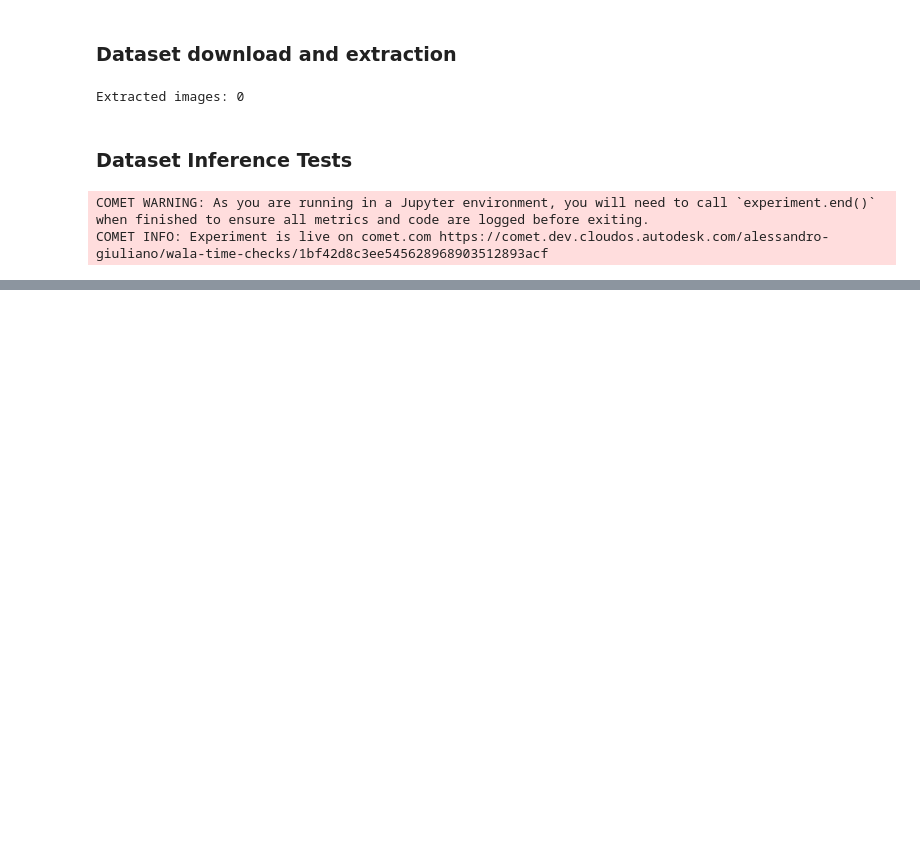
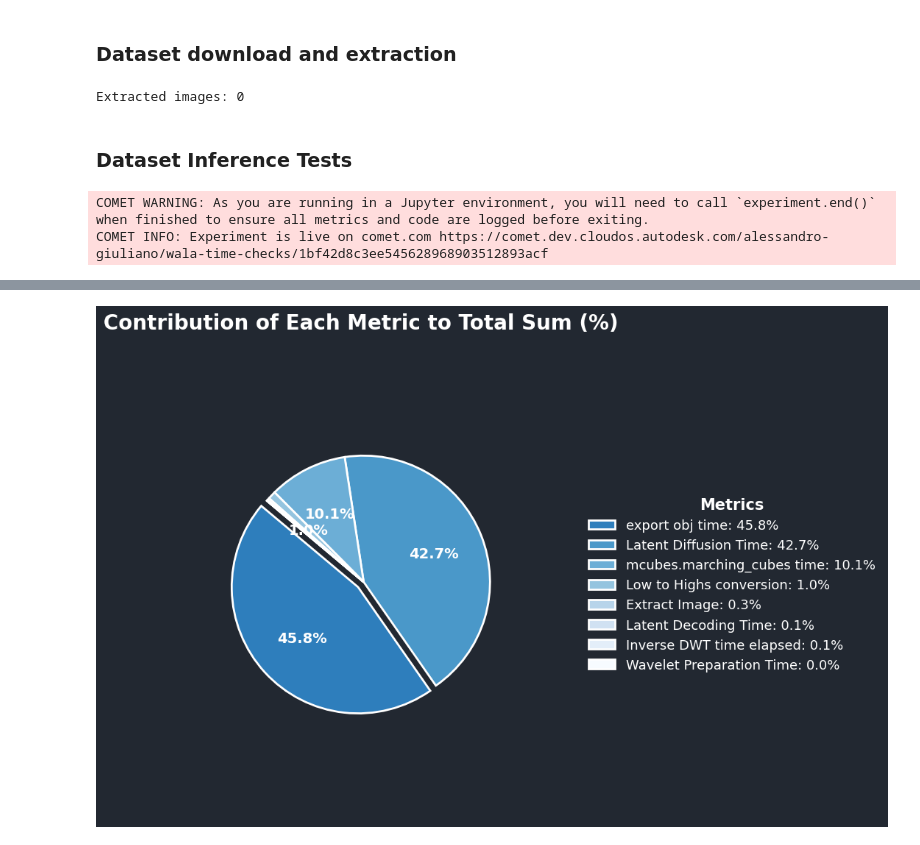
Before and after one commit to AutodeskAILab/WaLa, a Jupyter notebook: Baseline_Testing.ipynb, the cells around one changed output, grey strips where cells are left out. Drawn from its saved outputs; the diff is of its cells as text; code cells hidden in the pictures; blank space fills up the shorter version.

```diff
--- a/Baseline_Testing.ipynb
+++ b/Baseline_Testing.ipynb
@@ -403,0 +479,61 @@ mcubes.marching_cubes time 0.5502538681030273 s
+# %%
+
+import matplotlib.pyplot as plt
+import numpy as np
+
+plt.rcParams['font.family'] = 'DejaVu Sans'
+
+# Prepare and sort data for the pie chart
+labels = []
+sizes = []
+
+for metric_name, stats in metric_statistics.items():
+    labels.append(metric_name)
+    sizes.append(stats["sum"])
+
+# Calculate percentages
+total = sum(sizes)
+percentages = [size / total * 100 for size in sizes]
+
+# Sort by size (descending)
+sorted_indices = np.argsort(sizes)[::-1]
+labels = [labels[i] for i in sorted_indices]
+sizes = [sizes[i] for i in sorted_indices]
+percentages = [percentages[i] for i in sorted_indices]
+
+# Use an inverted (reversed) colormap for light slices
+cmap = plt.get_cmap('Blues_r')
+colors = [cmap(0.3 + 0.7 * i / (len(labels)-1)) for i in range(len(labels))]
+
+# Explode the largest slice
+explode = [0.06 if i == 0 else 0 for i in range(len(labels))]
+
+fig, ax = plt.subplots(figsize=(11, 8))
+fig.patch.set_facecolor('#222831')  # Dark background
+ax.set_facecolor('#222831')
+
+# Pie chart with white edge, no shadow
+wedges, texts, autotexts = ax.pie(
+    sizes,
+    colors=colors,
+    startangle=140,
+    autopct=lambda pct: f"{pct:.1f}%" if pct > 0.5 else '',
+    textprops={'fontsize': 14, 'fontweight': 'bold', 'color': 'white'},
+    explode=explode,
+    wedgeprops={'edgecolor': 'white', 'linewidth': 2, 'antialiased': True}
+)
+
+# Add a legend with full labels and percentages
+legend_labels = [f"{label}: {percent:.1f}%" for label, percent in zip(labels, percentages)]
+legend = ax.legend(
+    wedges, legend_labels, title="Metrics", loc="center left",
+    bbox_to_anchor=(1.05, 0.5), fontsize=13, title_fontsize=15, frameon=False, labelcolor='white'
+)
+plt.setp(legend.get_title(), fontweight='bold', color='white')
+
+plt.title('Contribution of Each Metric to Total Sum (%)', fontsize=20, fontweight='bold', pad=20, color='white')
+plt.axis('equal')
+plt.tight_layout(pad=4)
+plt.show()
+# %% [output]
+[figure, added]
```
Also changed, not shown: parts of 7 cells of this notebook, 1 other file.
